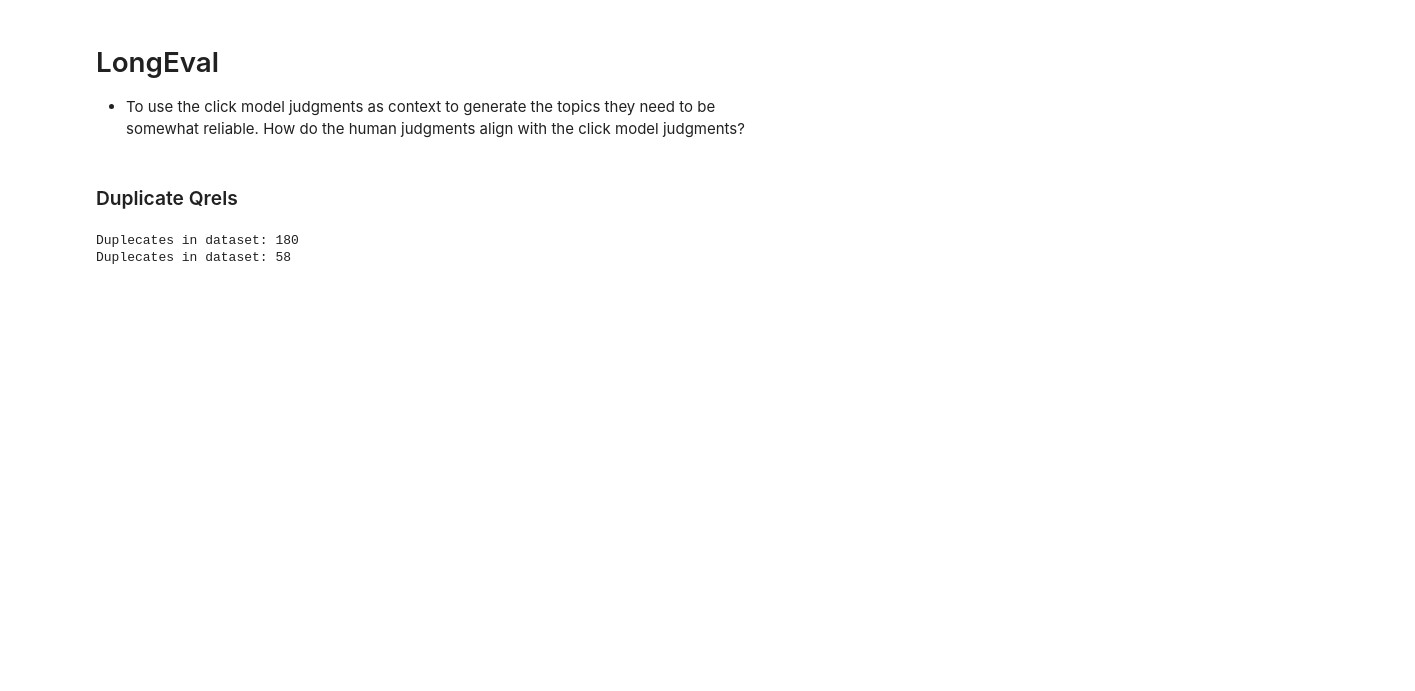
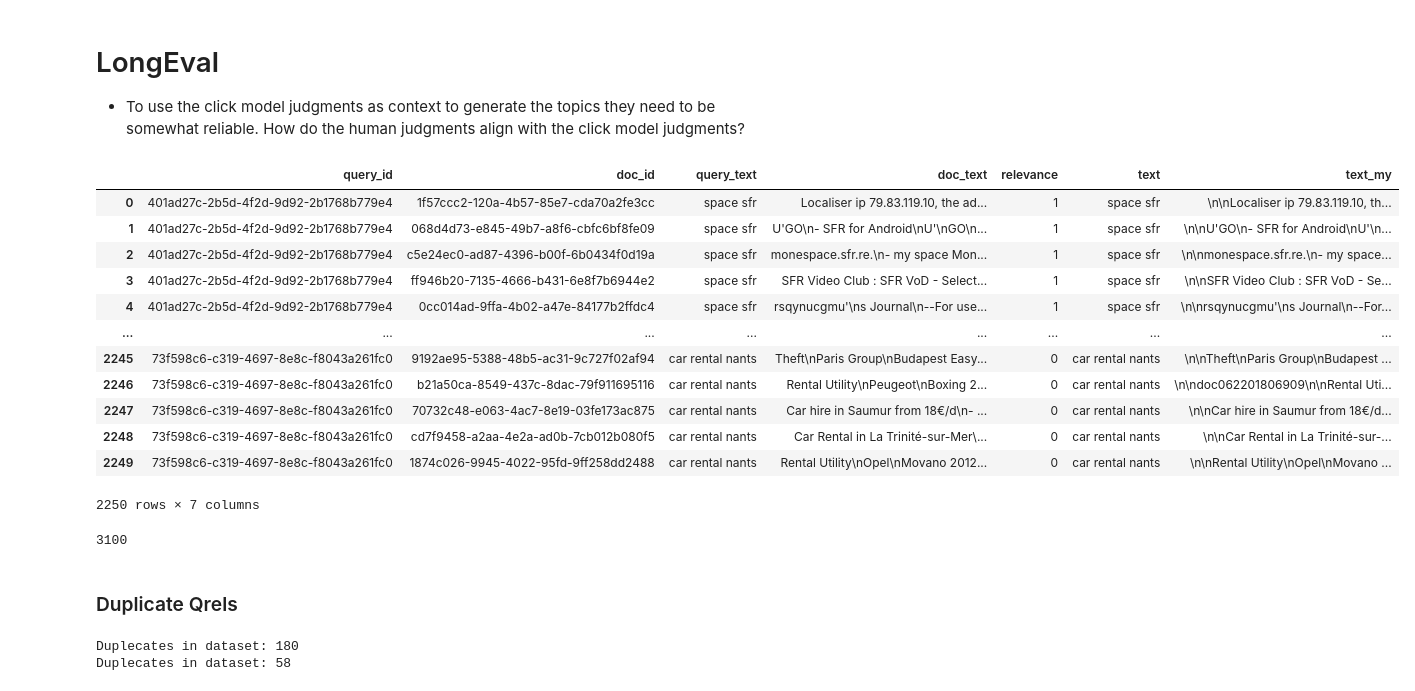
Before and after one commit to irgroup/SIGIR26-Synthesized-Information-Needs, a Jupyter notebook: notebooks/longeval/analyze-longeval-deep.ipynb, the cells around one changed output. Drawn from its saved outputs; the diff is of its cells as text; code cells hidden in the pictures; blank space fills up the shorter version.

```diff
--- a/notebooks/analyze-longeval-deep.ipynb
+++ b/notebooks/longeval/analyze-longeval-deep.ipynb
@@ -38,3 +28,31 @@ qrels_deep_45 = ds_to_qrels(BASEPATH / "depth_based_45_25_25")
+# %%
+queries = pd.DataFrame(dataset.queries)
+# %%
+df = df.merge(queries, left_on="query_id", right_on="query_id")
+# %%
+store = dataset.docs_store()
+# %%
+df["text_my"] = df["doc_id"].apply(lambda x: store.get(x).text)
+# %%
+df
+# %% [output]
+|  | query_id | doc_id | query_text | doc_text | relevance | text | text_my |
+| 0 | 401ad27c-2b5d-4f2d-9d92-2b1768b779e4 | 1f57ccc2-120a-4b57-85e7-cda70a2fe3cc | space sfr | Localiser ip 79.83.119.10, the ad... | 1 | space sfr | \n\nLocaliser ip 79.83.119.10, th... |
+| 1 | 401ad27c-2b5d-4f2d-9d92-2b1768b779e4 | 068d4d73-e845-49b7-a8f6-cbfc6bf8fe09 | space sfr | U'GO\n- SFR for Android\nU'\nGO\n... | 1 | space sfr | \n\nU'GO\n- SFR for Android\nU'\n... |
+| 2 | 401ad27c-2b5d-4f2d-9d92-2b1768b779e4 | c5e24ec0-ad87-4396-b00f-6b0434f0d19a | space sfr | monespace.sfr.re.\n- my space Mon... | 1 | space sfr | \n\nmonespace.sfr.re.\n- my space... |
+| 3 | 401ad27c-2b5d-4f2d-9d92-2b1768b779e4 | ff946b20-7135-4666-b431-6e8f7b6944e2 | space sfr | SFR Video Club : SFR VoD - Select... | 1 | space sfr | \n\nSFR Video Club : SFR VoD - Se... |
+| 4 | 401ad27c-2b5d-4f2d-9d92-2b1768b779e4 | 0cc014ad-9ffa-4b02-a47e-84177b2ffdc4 | space sfr | rsqynucgmu'\ns Journal\n--For use... | 1 | space sfr | \n\nrsqynucgmu'\ns Journal\n--For... |
+| ... | ... | ... | ... | ... | ... | ... | ... |
+| 2245 | 73f598c6-c319-4697-8e8c-f8043a261fc0 | 9192ae95-5388-48b5-ac31-9c727f02af94 | car rental nants | Theft\nParis Group\nBudapest Easy... | 0 | car rental nants | \n\nTheft\nParis Group\nBudapest ... |
+| 2246 | 73f598c6-c319-4697-8e8c-f8043a261fc0 | b21a50ca-8549-437c-8dac-79f911695116 | car rental nants | Rental Utility\nPeugeot\nBoxing 2... | 0 | car rental nants | \n\ndoc062201806909\n\nRental Uti... |
+| 2247 | 73f598c6-c319-4697-8e8c-f8043a261fc0 | 70732c48-e063-4ac7-8e19-03fe173ac875 | car rental nants | Car hire in Saumur from 18€/d\n- ... | 0 | car rental nants | \n\nCar hire in Saumur from 18€/d... |
+| 2248 | 73f598c6-c319-4697-8e8c-f8043a261fc0 | cd7f9458-a2aa-4e2a-ad0b-7cb012b080f5 | car rental nants | Car Rental in La Trinité-sur-Mer\... | 0 | car rental nants | \n\nCar Rental in La Trinité-sur-... |
+| 2249 | 73f598c6-c319-4697-8e8c-f8043a261fc0 | 1874c026-9945-4022-95fd-9ff258dd2488 | car rental nants | Rental Utility\nOpel\nMovano 2012... | 0 | car rental nants | \n\nRental Utility\nOpel\nMovano ... |
+2250 rows × 7 columns
+# %%
+len(qrels_deep_31)
+# %% [output]
+3100
 # %% [markdown]
 ### Duplicate Qrels
 # %%
```
Also changed, not shown: parts of 3 cells of this notebook, 16 other files.
